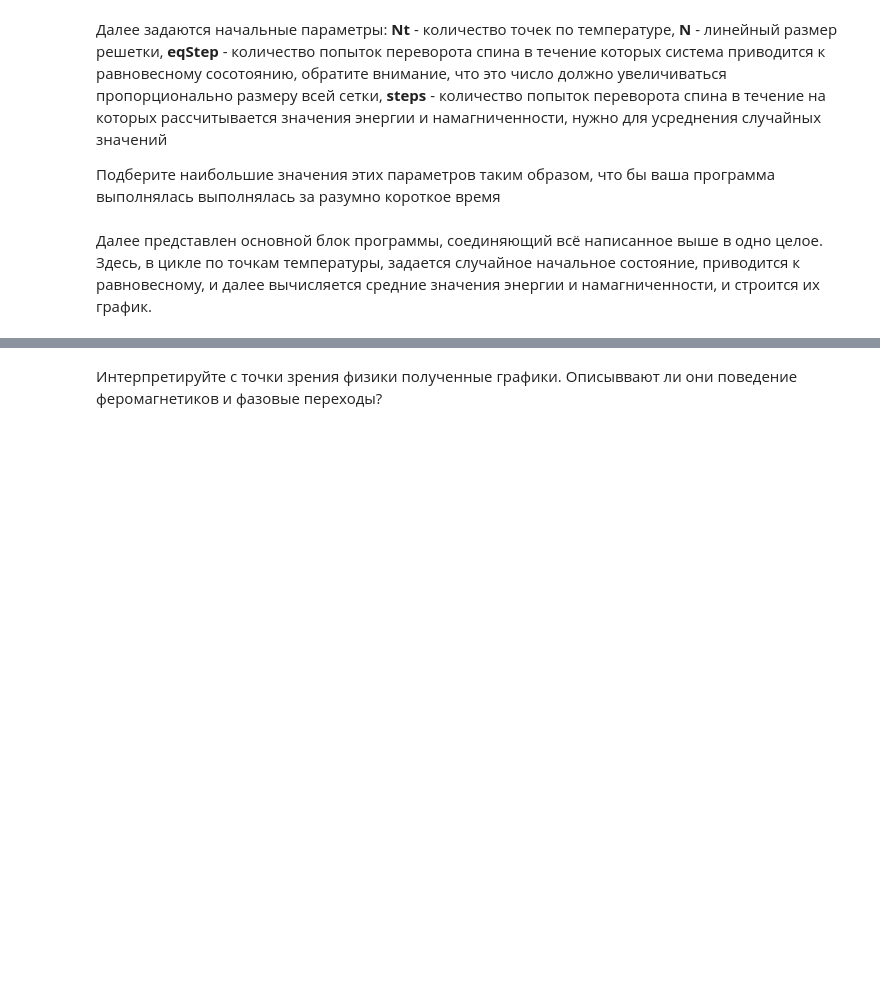
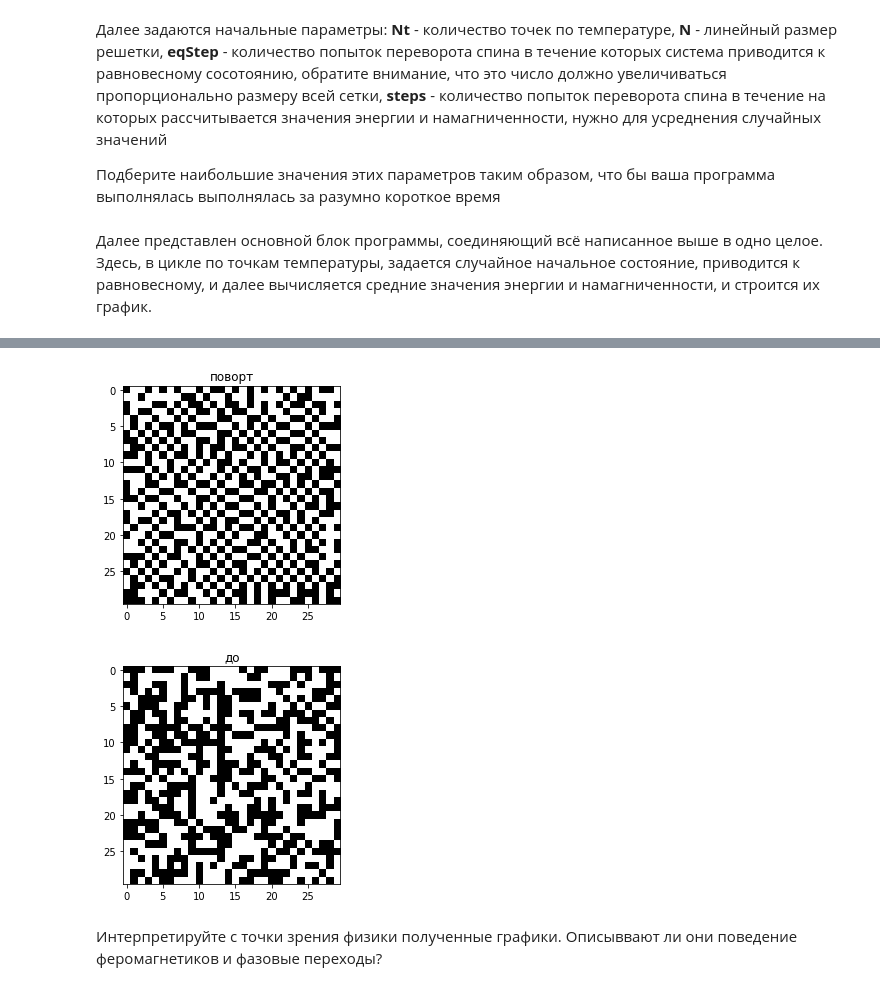
Before and after one commit to ev-br/CP2020, a Jupyter notebook: week_9_Monte-Carlo.ipynb, the cells around one changed output, grey strips where cells are left out. Saved outputs shown, nothing was run; the diff lists cells and outputs as text; code cells hidden in the pictures; blank space fills up the shorter version.

```diff
--- a/week_9_Monte-Carlo.ipynb
+++ b/week_9_Monte-Carlo.ipynb
@@ -402,2 +402,12 @@ ax[1].set_ylabel("Magnetization ")
+# %%
+plt.imshow(state, cmap="binary")
+plt.title("поворт")
+plt.show()
+plt.imshow(state_st, cmap="binary")
+plt.title("до")
+plt.show()
+# %% [output]
+[figure, added]
+[figure, added]
 # %% [markdown]
 Интерпретируйте с точки зрения физики полученные графики. Описыввают ли они поведение феромагнетиков и фазовые переходы?
```
Also changed, not shown: parts of 8 cells of this notebook.
